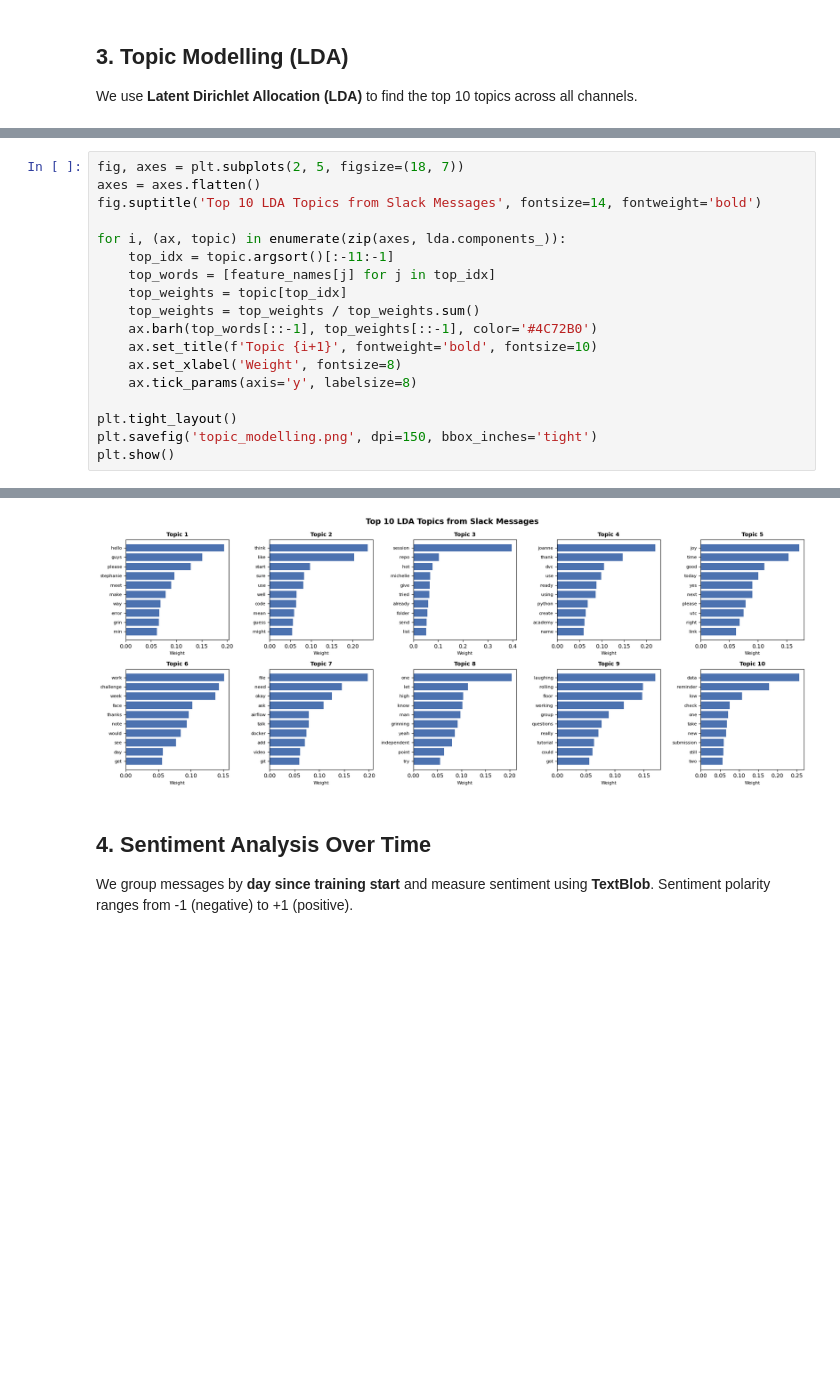
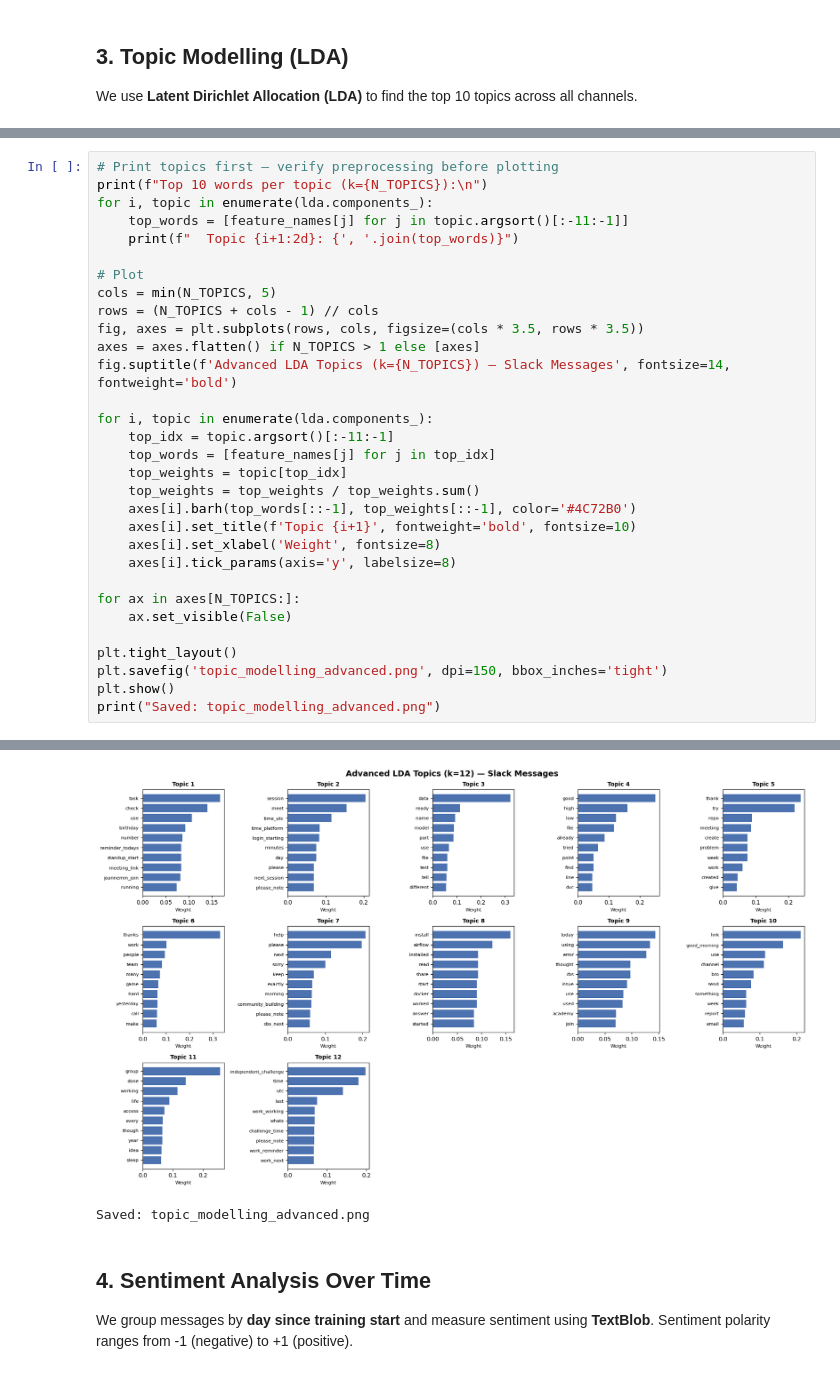
Before and after one commit to BTSM10/Gebeya-Tech-v2, a Jupyter notebook: notebooks/task2_analysis.ipynb, the cells around one changed output, grey strips where cells are left out. Cells and saved outputs as stored; diff of their text form; blank space fills up the shorter version.

Commit message:
Fix mention regex and replace LDA with advanced pipeline (bigrams, NPMI coherence, dual-run)

```diff
--- a/notebooks/task2_analysis.ipynb
+++ b/notebooks/task2_analysis.ipynb
@@ -285,19 +534,32 @@ Top 10 Topics (10 keywords each):
 # %%
-fig, axes = plt.subplots(2, 5, figsize=(18, 7))
-axes = axes.flatten()
-fig.suptitle('Top 10 LDA Topics from Slack Messages', fontsize=14, fontweight='bold')
+# Print topics first — verify preprocessing before plotting
+print(f"Top 10 words per topic (k={N_TOPICS}):\n")
+for i, topic in enumerate(lda.components_):
+    top_words = [feature_names[j] for j in topic.argsort()[:-11:-1]]
+    print(f"  Topic {i+1:2d}: {', '.join(top_words)}")
 
-for i, (ax, topic) in enumerate(zip(axes, lda.components_)):
+# Plot
+cols = min(N_TOPICS, 5)
+rows = (N_TOPICS + cols - 1) // cols
+fig, axes = plt.subplots(rows, cols, figsize=(cols * 3.5, rows * 3.5))
+axes = axes.flatten() if N_TOPICS > 1 else [axes]
+fig.suptitle(f'Advanced LDA Topics (k={N_TOPICS}) — Slack Messages', fontsize=14, fontweight='bold')
+
+for i, topic in enumerate(lda.components_):
     top_idx = topic.argsort()[:-11:-1]
     top_words = [feature_names[j] for j in top_idx]
     top_weights = topic[top_idx]
     top_weights = top_weights / top_weights.sum()
-    ax.barh(top_words[::-1], top_weights[::-1], color='#4C72B0')
-    ax.set_title(f'Topic {i+1}', fontweight='bold', fontsize=10)
-    ax.set_xlabel('Weight', fontsize=8)
-    ax.tick_params(axis='y', labelsize=8)
+    axes[i].barh(top_words[::-1], top_weights[::-1], color='#4C72B0')
+    axes[i].set_title(f'Topic {i+1}', fontweight='bold', fontsize=10)
+    axes[i].set_xlabel('Weight', fontsize=8)
+    axes[i].tick_params(axis='y', labelsize=8)
+
+for ax in axes[N_TOPICS:]:
+    ax.set_visible(False)
 
 plt.tight_layout()
-plt.savefig('topic_modelling.png', dpi=150, bbox_inches='tight')
+plt.savefig('topic_modelling_advanced.png', dpi=150, bbox_inches='tight')
 plt.show()
+print("Saved: topic_modelling_advanced.png")
 # %% [output]
@@ -304,4 +580,5 @@ plt.show()
-[figure, old version]
+[figure, new version]
+Saved: topic_modelling_advanced.png
 # %% [markdown]
 ## 4. Sentiment Analysis Over Time
 
```
Also changed, not shown: parts of 9 cells of this notebook, 4 other files.
